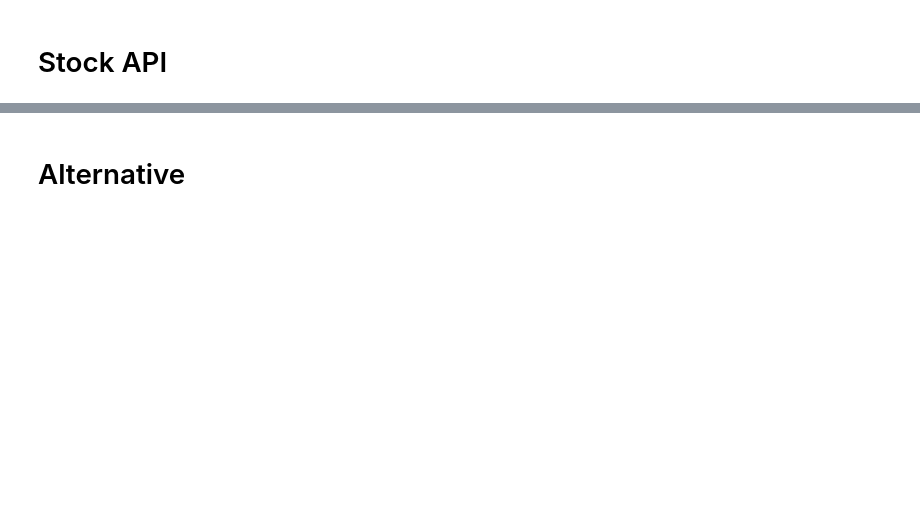
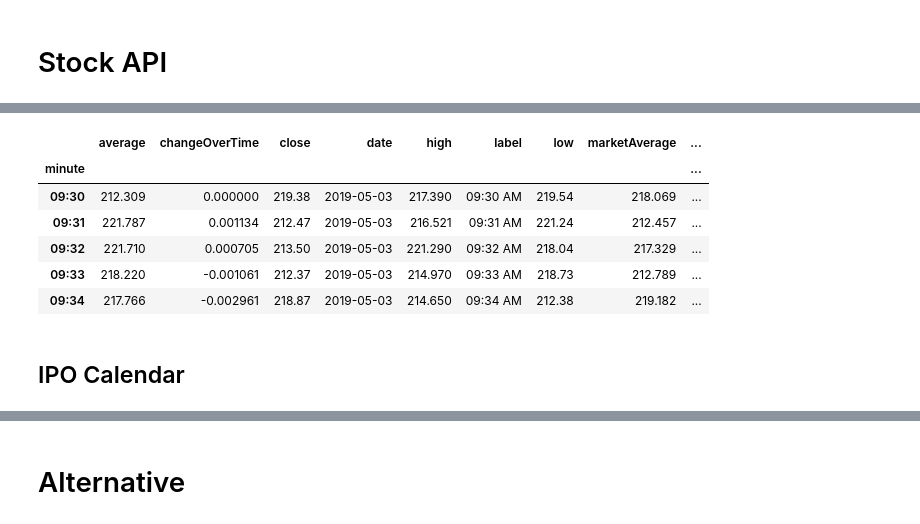
Before and after one commit to tkp-archive/pyEX, a Jupyter notebook: all.ipynb, the cells around one changed output, grey strips where cells are left out. Drawn from its saved outputs; the diff is of its cells as text; code cells hidden in the pictures; blank space fills up the shorter version.

```diff
--- a/all.ipynb
+++ b/all.ipynb
@@ -232,0 +923,12 @@ c.volumeByVenueDF(symbol)
+# %%
+c.intradayDF(symbol).head()
+# %% [output]
+|  | average | changeOverTime | close | date | high | label | low | marketAverage | ... |
+| minute |  |  |  |  |  |  |  |  | ... |
+| 09:30 | 212.309 | 0.000000 | 219.38 | 2019-05-03 | 217.390 | 09:30 AM | 219.54 | 218.069 | ... |
+| 09:31 | 221.787 | 0.001134 | 212.47 | 2019-05-03 | 216.521 | 09:31 AM | 221.24 | 212.457 | ... |
+| 09:32 | 221.710 | 0.000705 | 213.50 | 2019-05-03 | 221.290 | 09:32 AM | 218.04 | 217.329 | ... |
+| 09:33 | 218.220 | -0.001061 | 212.37 | 2019-05-03 | 214.970 | 09:33 AM | 218.73 | 212.789 | ... |
+| 09:34 | 217.766 | -0.002961 | 218.87 | 2019-05-03 | 214.650 | 09:34 AM | 212.38 | 219.182 | ... |
+# %% [markdown]
+## IPO Calendar
```
Also changed, not shown: parts of 268 cells of this notebook, 4 other files.
